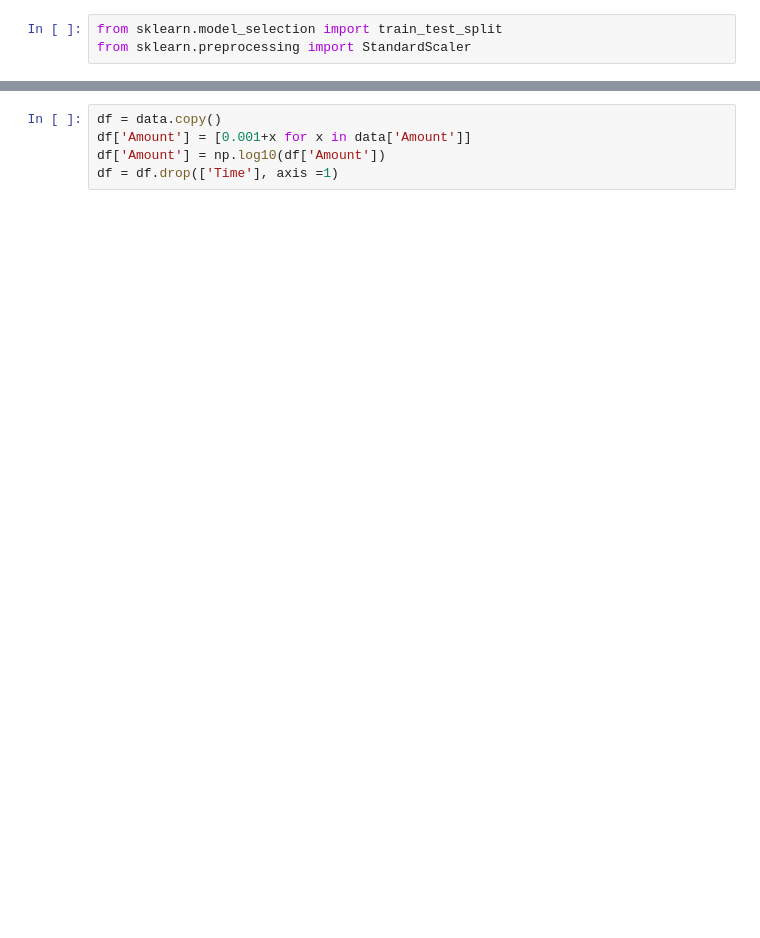
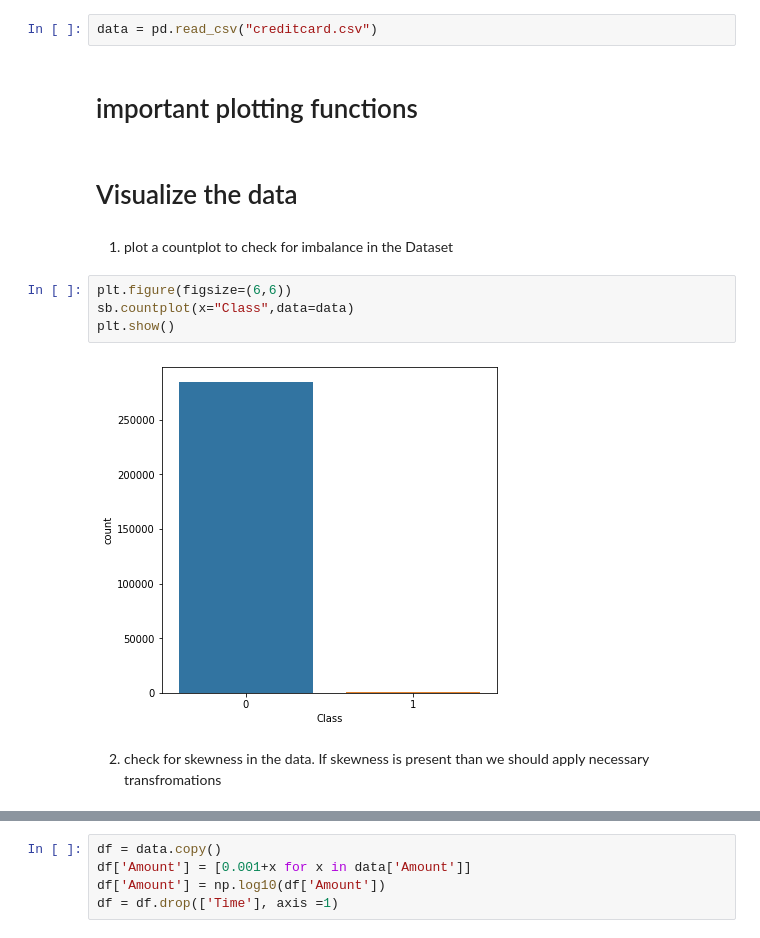
Before and after one commit to Akash-nitA/credit_card_fraud, a Jupyter notebook: creditcard_fraud.ipynb, the cells around one changed output, grey strips where cells are left out. Cells and saved outputs as stored; diff of their text form; blank space fills up the shorter version.

```diff
--- a/creditcard_fraud.ipynb
+++ b/creditcard_fraud.ipynb
@@ -24,4 +17,17 @@ creditcard.csv      100%[===================>] 143.84M  88.1MB/s    in 1.6s
-# %%
-from sklearn.model_selection import train_test_split
-from sklearn.preprocessing import StandardScaler
+# %%
+data = pd.read_csv("creditcard.csv")
+# %% [markdown]
+# important plotting functions
+# %% [markdown]
+# Visualize the data
+# %% [markdown]
+1. plot a countplot to check for imbalance in the Dataset
+# %%
+plt.figure(figsize=(6,6))
+sb.countplot(x="Class",data=data)
+plt.show()
+# %% [output]
+[figure, added]
+# %% [markdown]
+2. check for skewness in the data. If skewness is present than we should apply necessary transfromations
 # %%
```
Also changed, not shown: parts of 31 cells of this notebook.
